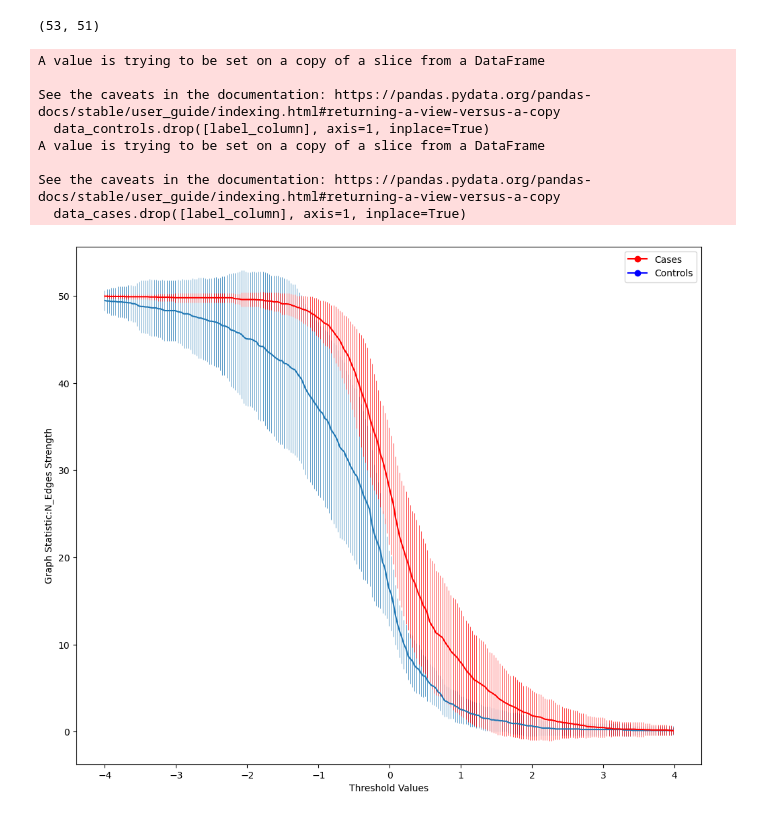
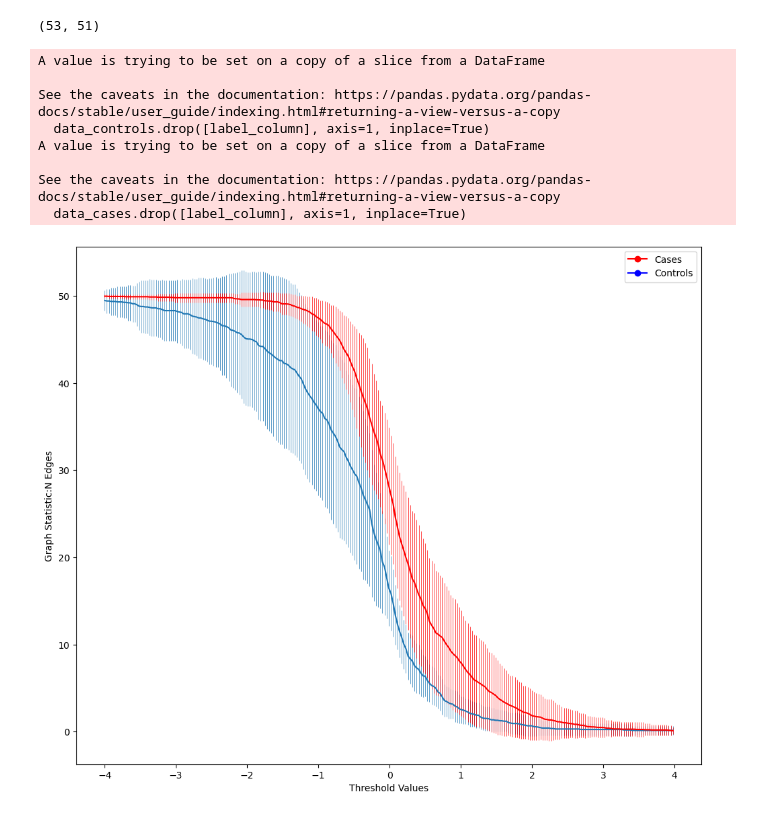
Before and after one commit to GiadaLalli/ISN-tractor, a Jupyter notebook: FC_complete_pipeline.ipynb, the cells around one changed output. Saved outputs shown, nothing was run; the diff lists cells and outputs as text; code cells hidden in the pictures.

```diff
--- a/FC_complete_pipeline.ipynb
+++ b/FC_complete_pipeline.ipynb
@@ -78,7 +78,7 @@ def analyze_network_data(data, type_analysis="Strength", abs_val=True, thr_value
             for i in range(len(thr_values)):
                 Adj_bin = np.where((Adj > thr_values[i]) & (Adj != 0), 1, 0)
                 g = nx.from_numpy_array(Adj_bin, create_using=nx.Graph)
-                if stats == "N_edges":
+                if stats == "N edges":
                     FC[indv, i] = g.number_of_edges()
                     print("ciao")
                 else:
@@ -171,14 +171,14 @@ df.shape
 # %% [output]
 (53, 51)
 # %%
-analyze_network_data(df, label_column='mets', abs_val=False, stats = "N_Edges")
+analyze_network_data(df, label_column='mets', abs_val=False, stats = "N Edges")
 # %% [output]
 A value is trying to be set on a copy of a slice from a DataFrame
 
 See the caveats in the documentation: https://pandas.pydata.org/pandas-docs/stable/user_guide/indexing.html#returning-a-view-versus-a-copy
   data_controls.drop([label_column], axis=1, inplace=True)
 A value is trying to be set on a copy of a slice from a DataFrame
 
 See the caveats in the documentation: https://pandas.pydata.org/pandas-docs/stable/user_guide/indexing.html#returning-a-view-versus-a-copy
   data_cases.drop([label_column], axis=1, inplace=True)
-[figure, old version]
+[figure, new version]
```
Also changed, not shown: parts of 1 cell of this notebook.
